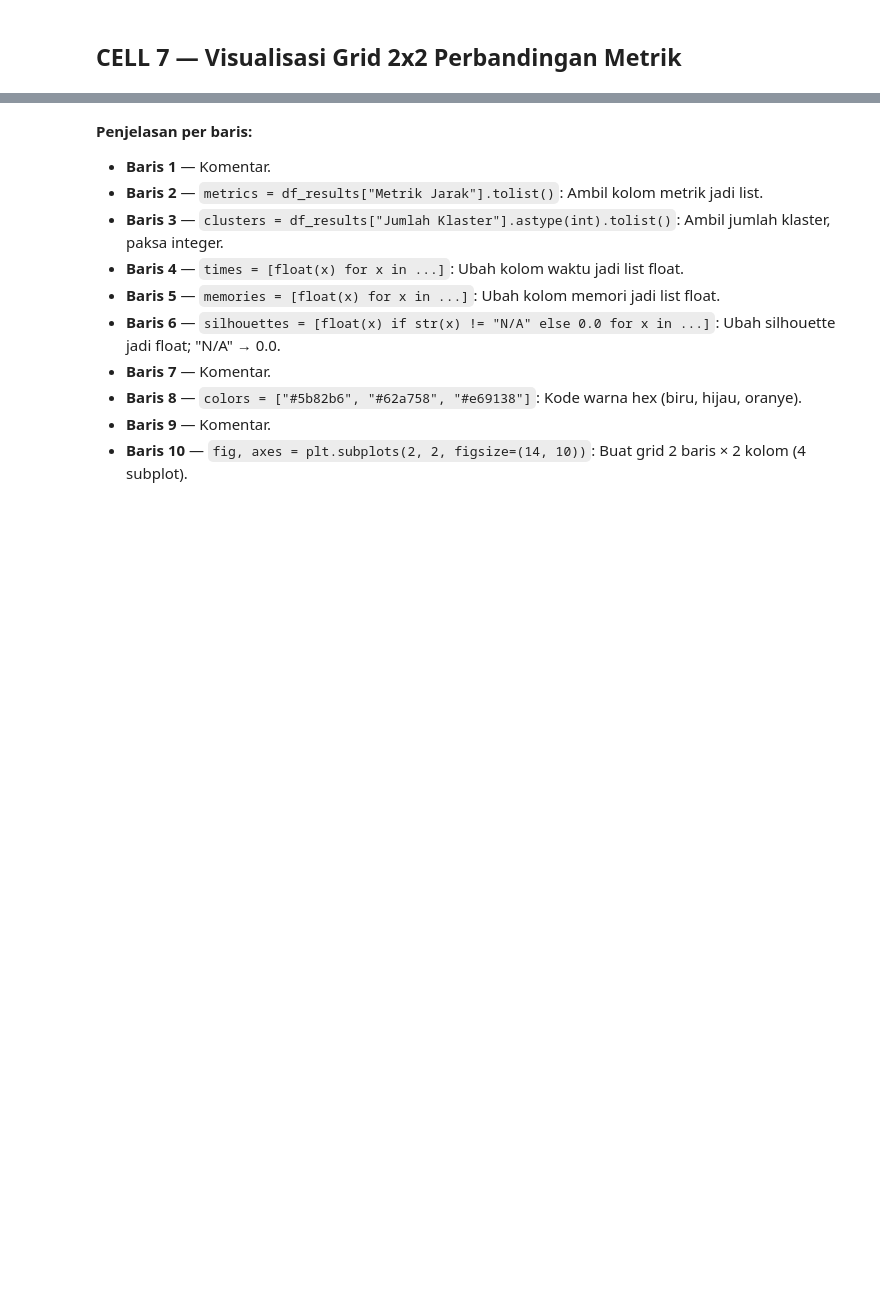
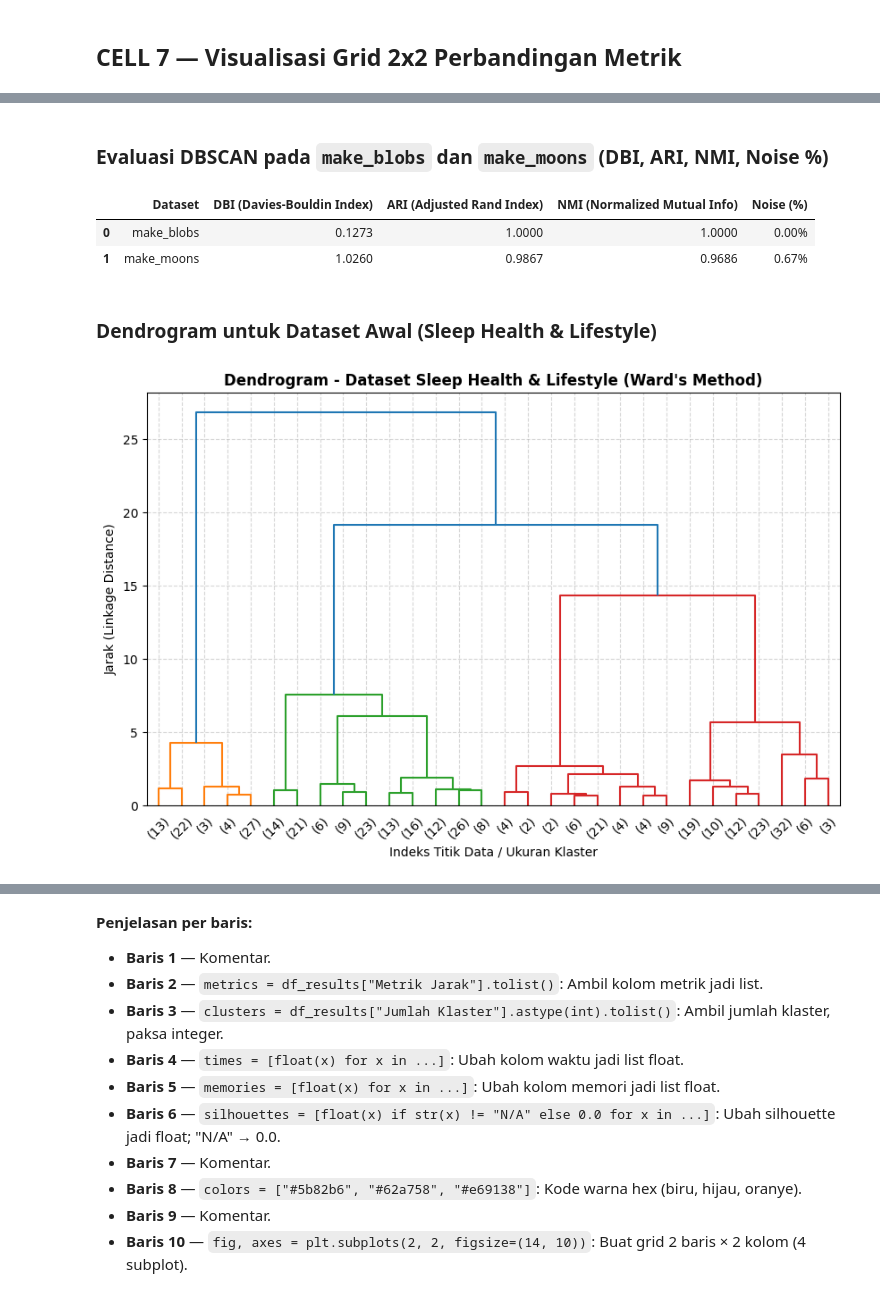
Before and after one commit to jiroammarwafi/244107020190-ML, a Jupyter notebook: DBSCAN.ipynb, the cells around one changed output, grey strips where cells are left out. Drawn from its saved outputs; the diff is of its cells as text; code cells hidden in the pictures; blank space fills up the shorter version.

```diff
--- a/DBSCAN.ipynb
+++ b/DBSCAN.ipynb
@@ -587,0 +630,63 @@ plt.show()
+# %% [markdown]
+### Evaluasi DBSCAN pada `make_blobs` dan `make_moons` (DBI, ARI, NMI, Noise %)
+# %%
+# Inisialisasi model DBSCAN untuk kedua dataset
+dbscan_blobs = DBSCAN(eps=0.3, min_samples=5)
+dbscan_moons = DBSCAN(eps=0.3, min_samples=5)
+
+labels_blobs = dbscan_blobs.fit_predict(X_blobs_scaled)
+labels_moons = dbscan_moons.fit_predict(X_moons_scaled)
+
+def evaluate_clustering(X, y_true, y_pred):
+    # Hitung Persentase Noise
+    n_noise = np.sum(y_pred == -1)
+    noise_pct = (n_noise / len(y_pred)) * 100
+
+    # Masking data non-noise untuk DBI
+    non_noise_mask = (y_pred != -1)
+    unique_labels = set(y_pred) - {-1}
+
+    if len(unique_labels) > 1 and np.sum(non_noise_mask) > 0:
+        dbi = davies_bouldin_score(X[non_noise_mask], y_pred[non_noise_mask])
+    else:
+        dbi = np.nan
+
+    # ARI dan NMI biasanya dihitung menggunakan seluruh data (termasuk noise sebagai klaster -1)
+    ari = adjusted_rand_score(y_true, y_pred)
+    nmi = normalized_mutual_info_score(y_true, y_pred)
+
+    return dbi, ari, nmi, noise_pct
+
+dbi_b, ari_b, nmi_b, noise_b = evaluate_clustering(X_blobs_scaled, y_blobs, labels_blobs)
+dbi_m, ari_m, nmi_m, noise_m = evaluate_clustering(X_moons_scaled, y_moons, labels_moons)
+
+eval_data = {
+    "Dataset": ["make_blobs", "make_moons"],
+    "DBI (Davies-Bouldin Index)": [f"{dbi_b:.4f}" if not np.isnan(dbi_b) else "N/A", f"{dbi_m:.4f}" if not np.isnan(dbi_m) else "N/A"],
+    "ARI (Adjusted Rand Index)": [f"{ari_b:.4f}", f"{ari_m:.4f}"],
+    "NMI (Normalized Mutual Info)": [f"{nmi_b:.4f}", f"{nmi_m:.4f}"],
+    "Noise (%)": [f"{noise_b:.2f}%", f"{noise_m:.2f}%"]
+}
+
+df_eval = pd.DataFrame(eval_data)
+display(df_eval)
+# %% [output]
+|  | Dataset | DBI (Davies-Bouldin Index) | ARI (Adjusted Rand Index) | NMI (Normalized Mutual Info) | Noise (%) |
+| 0 | make_blobs | 0.1273 | 1.0000 | 1.0000 | 0.00% |
+| 1 | make_moons | 1.0260 | 0.9867 | 0.9686 | 0.67% |
+# %% [markdown]
+### Dendrogram untuk Dataset Awal (Sleep Health & Lifestyle)
+# %%
+# Menghitung linkage matrix menggunakan metode Ward untuk data awal
+Z_awal = linkage(X_2d, method='ward')
+
+# Plot Dendrogram
+plt.figure(figsize=(10, 6))
+dendrogram(Z_awal, truncate_mode='lastp', p=30, show_leaf_counts=True)
+plt.title("Dendrogram - Dataset Sleep Health & Lifestyle (Ward's Method)", fontsize=12, fontweight='bold')
+plt.xlabel("Indeks Titik Data / Ukuran Klaster")
+plt.ylabel("Jarak (Linkage Distance)")
+plt.grid(True, linestyle='--', alpha=0.5)
+plt.show()
+# %% [output]
+[figure, added]
```
Also changed, not shown: parts of 8 cells of this notebook.
